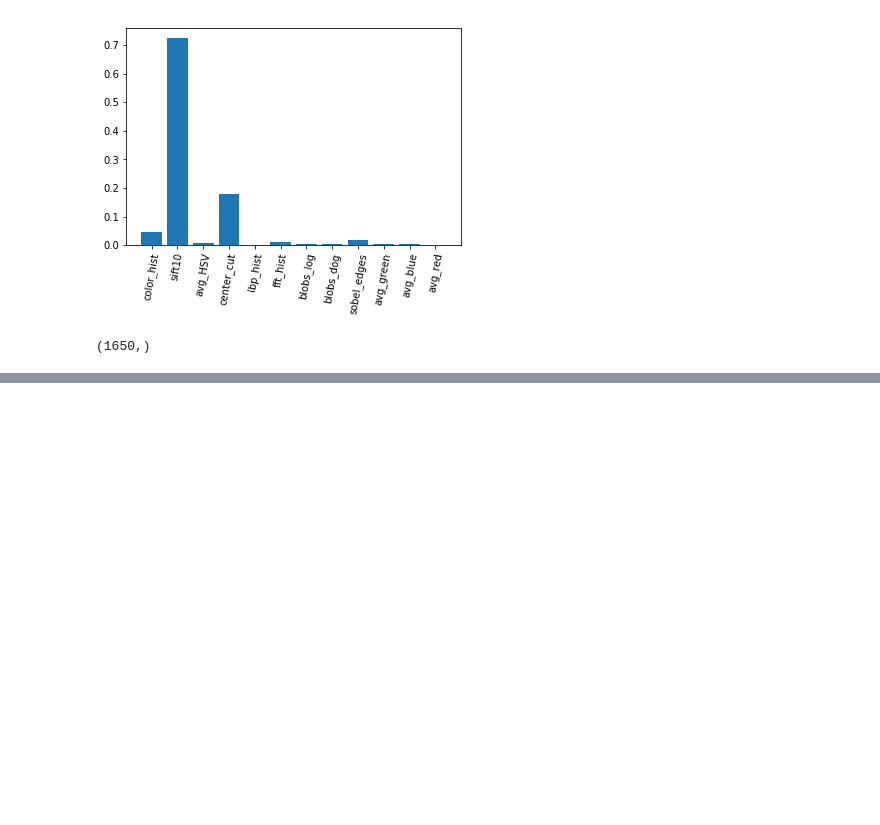
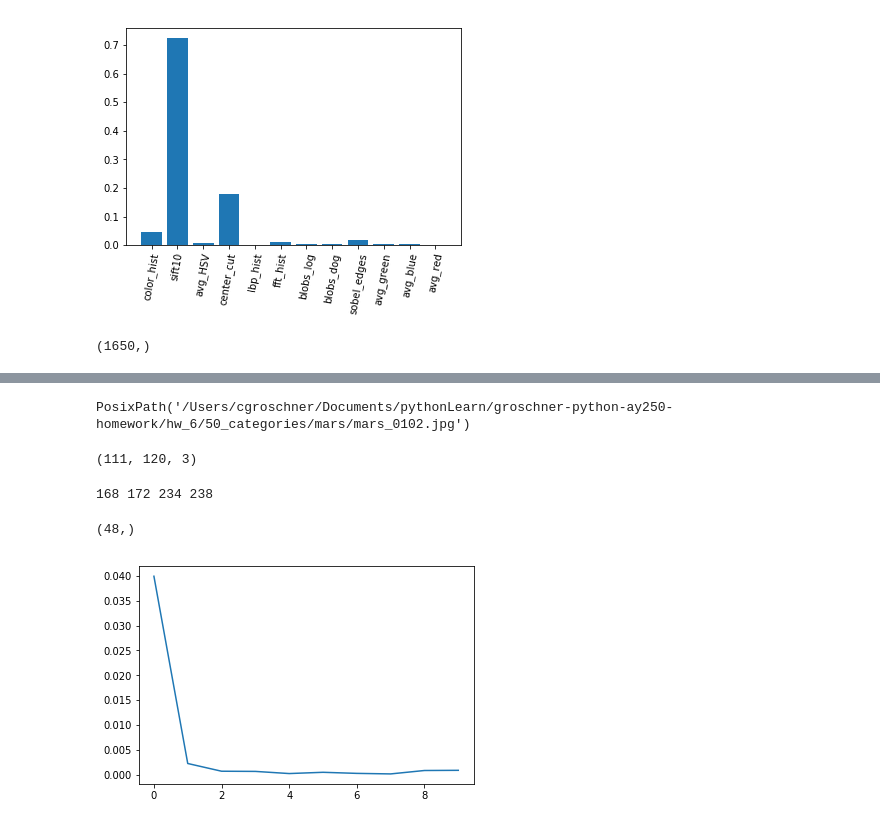
Before and after one commit to ckgrosch/groschner-python-ay250-homework, a Jupyter notebook: hw_6/hw6_test_features.ipynb, the cells around one changed output, grey strips where cells are left out. Cells and saved outputs as stored; diff of their text form; code cells hidden in the pictures; blank space fills up the shorter version.

```diff
--- a/hw_6/hw6_test_features.ipynb
+++ b/hw_6/hw6_test_features.ipynb
@@ -324,7 +324,12 @@ def avg_HSV(image):
         img_out = skimage.color.rgb2hsv(image)
     else:
         img_out = skimage.color.rgb2hsv(skimage.color.grey2rgb(image))
-    results = [img_out[:,:,0].mean(),img_out[:,:,1].mean(),img_out[:,:,2].mean()]
+    h = img_out[:,:,0].mean()
+    s = img_out[:,:,1].mean()
+    v = img_out[:,:,2].mean()
+    results = [h,s,v]
+    if NaN in results:
+        print(file)
     return np.array(results)
 
 def sift10(image):
@@ -633,0 +816,3 @@ rfe.fit(X_train, Y_train)
+# %%
+directory = '/Users/cgroschner/Documents/pythonLearn/groschner-python-ay250-homework/hw_6/50_categories'
+files = list(Path(directory).glob('*/*.jpg'))
@@ -633,0 +823,4 @@ rfe.fit(X_train, Y_train)
+# %%
+files[2838]
+# %% [output]
+PosixPath('/Users/cgroschner/Documents/pythonLearn/groschner-python-ay250-homework/hw_6/50_categories/mars/mars_0102.jpg')
@@ -633,0 +833,13 @@ rfe.fit(X_train, Y_train)
+# %%
+mars1.shape
+# %% [output]
+(111, 120, 3)
+# %%
+center_cut(comet).shape
+# %% [output]
+168 172 234 238
+(48,)
+# %%
+mf2, mlf2 =get_features(files[2838])
+# %% [output]
+[figure, added]
```
Also changed, not shown: parts of 19 cells of this notebook.
